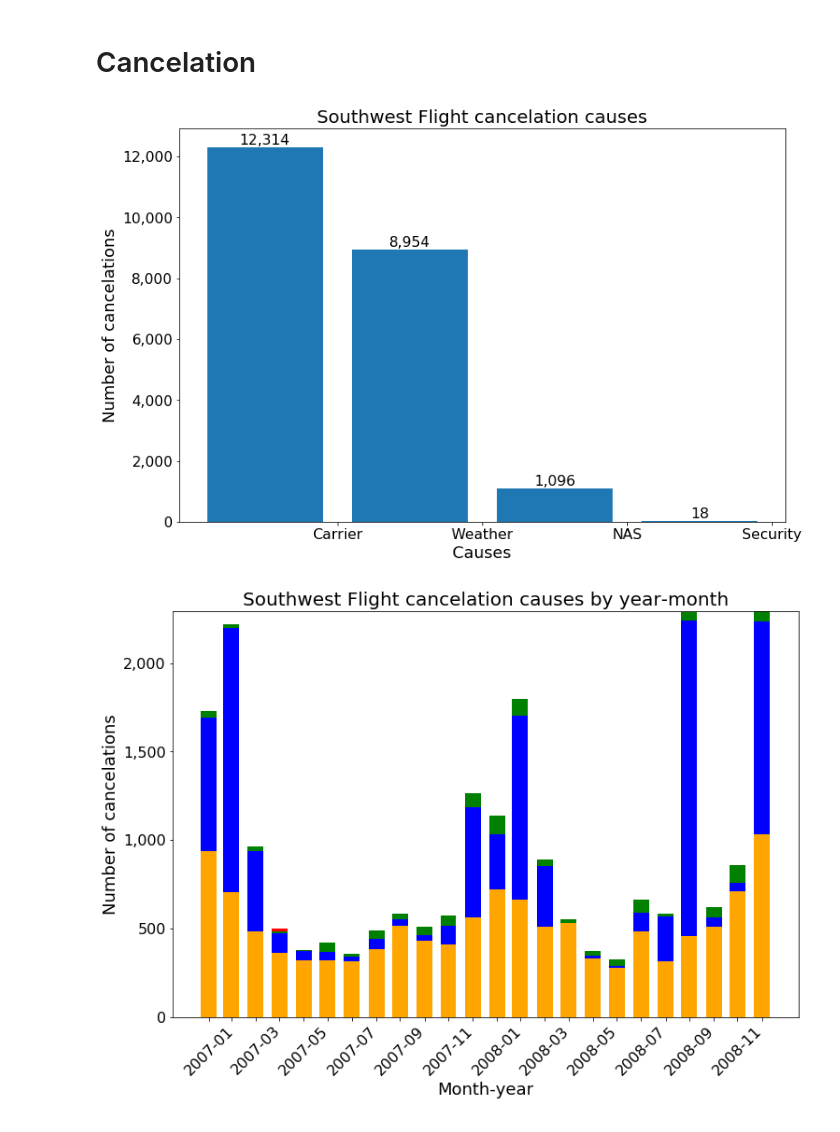
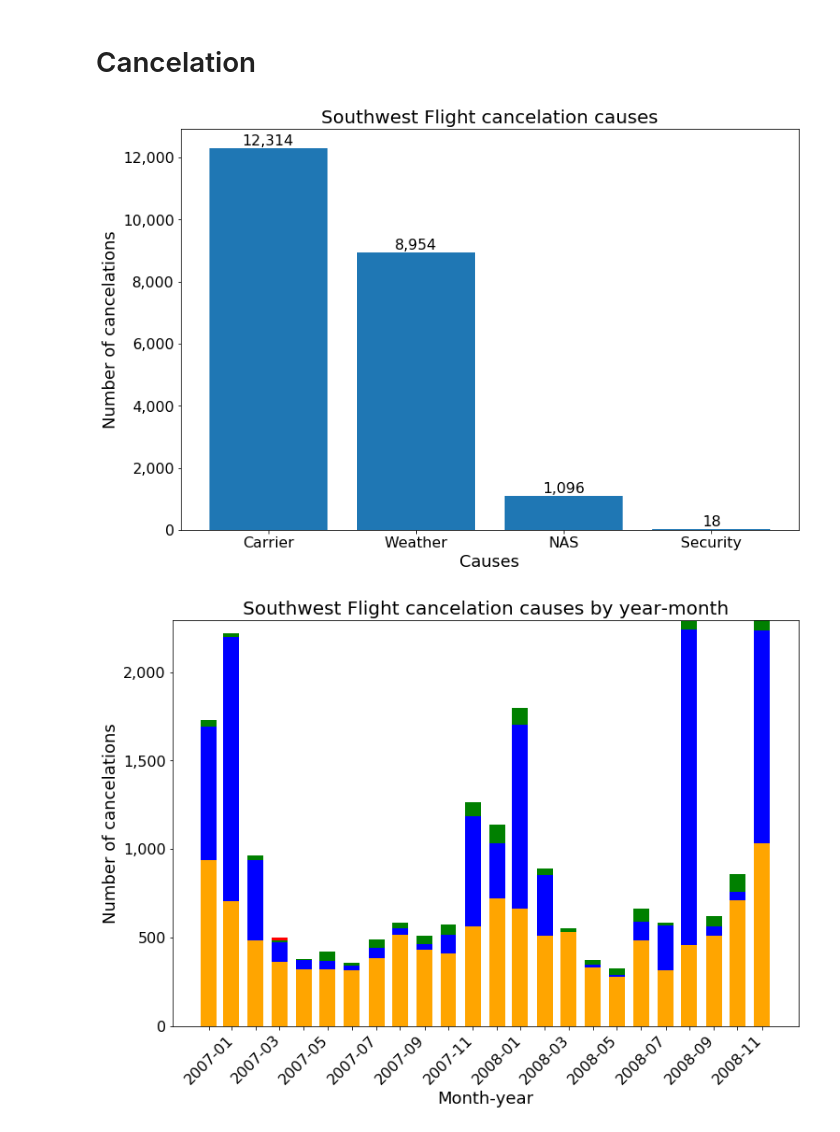
Before and after one commit to Zibski/Airline-on-time, a Jupyter notebook: Data Exploration.ipynb, the cells around one changed output. Drawn from its saved outputs; the diff is of its cells as text; code cells hidden in the pictures.

```diff
--- a/Data Exploration.ipynb
+++ b/Data Exploration.ipynb
@@ -242,29 +242,29 @@ plt.show()
 # %%
 CancFlights = df[(df.Status == 4)]
 
 z = df[['CancellationCode', 'Month']].groupby(['CancellationCode']).count()
 codes = ['Carrier', 'Weather', 'NAS', 'Security']
 plt.figure(figsize=(12, 8))
 #plt.figure(figsize=(12, 8))
 ind=np.arange(4)
-plt.xticks(ind+0.5,(codes), fontsize=16)
+plt.xticks(ind,(codes), fontsize=16)
 p = plt.bar(ind, z.values.reshape(4,))
 plt.ylabel('Number of cancelations', fontsize=18)
 plt.title('Southwest Flight cancelation causes', fontsize=20)
 plt.xlabel('Causes', fontsize=18)
 plt.yticks(fontsize=16)
 for bar1 in p:
     plt.gca().text(bar1.get_x() + bar1.get_width()/2,
                     bar1.get_height() + 100, format(int(bar1.get_height()), ','),
                     ha='center', color='black', fontsize=16)
 
 ax = plt.gca()
 ax.get_yaxis().set_major_formatter(
     matplotlib.ticker.FuncFormatter(lambda x, p: format(int(x), ',')))
 
 plt.show()
 # %% [output]
-[figure, old version]
+[figure, new version]
 # %%
 #Could be side-by-side with previous one, previous one could have the same color coding
 
```
Also changed, not shown: parts of 6 cells of this notebook.
